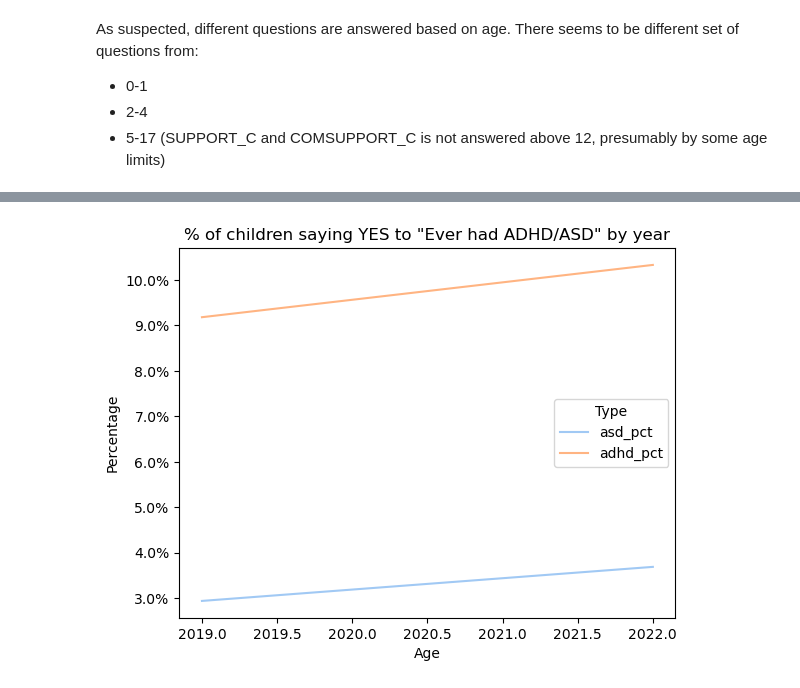
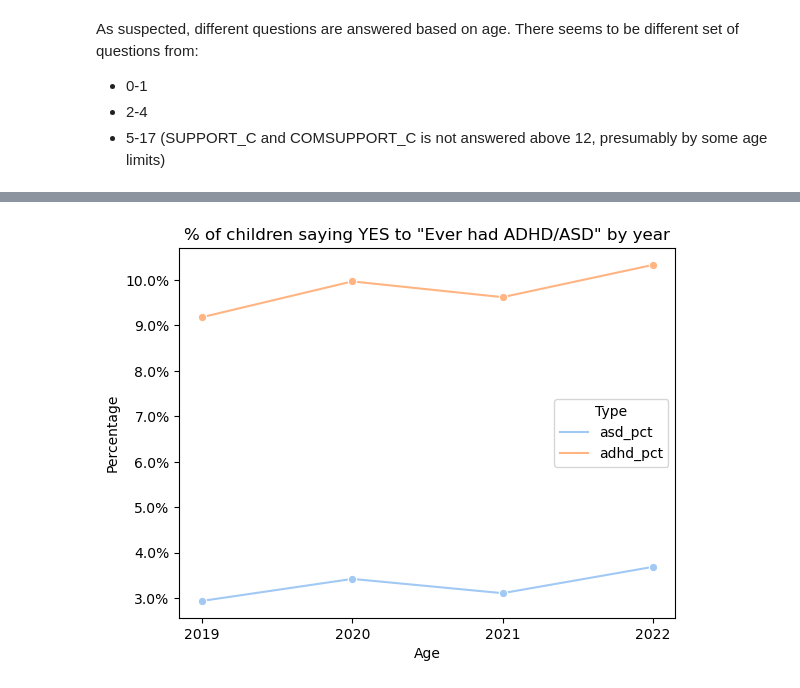
Before and after one commit to kiroah/neurodiversity, a Jupyter notebook: NHIS/NHIS.ipynb, the cells around one changed output, grey strips where cells are left out. Saved outputs shown, nothing was run; the diff lists cells and outputs as text; code cells hidden in the pictures.

```diff
--- a/NHIS/NHIS.ipynb
+++ b/NHIS/NHIS.ipynb
@@ -153,17 +222,17 @@ dfcall_yearly
 # %%
 def percentage_formatter(x, pos):
     return f'{(x * 100):.1f}%'
 
 melted_df = pd.melt(dfcall_yearly, id_vars=['year'], value_vars=['asd_pct', 'adhd_pct'], var_name='Type', value_name='Value')
-ax = sns.lineplot(x='year', y='Value', hue='Type', data=melted_df, palette='pastel')
-
+ax = sns.lineplot(x='year', y='Value', hue='Type', data=melted_df, palette='pastel',marker='o')
 
 # Apply the formatter to the y-axis
 ax.yaxis.set_major_formatter(FuncFormatter(percentage_formatter))
 plt.title('% of children saying YES to "Ever had ADHD/ASD" by year')
 plt.xlabel('Age')
 plt.ylabel('Percentage')
+plt.xticks(range(2019,2023,1))
 
 plt.show()
 # %% [output]
-[figure, old version]
+[figure, new version]
```
Also changed, not shown: parts of 30 cells of this notebook.
